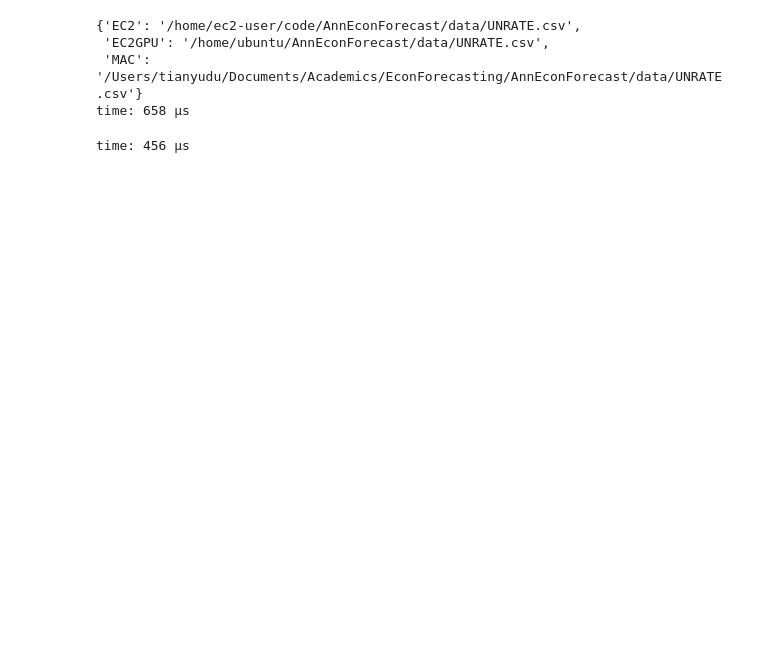
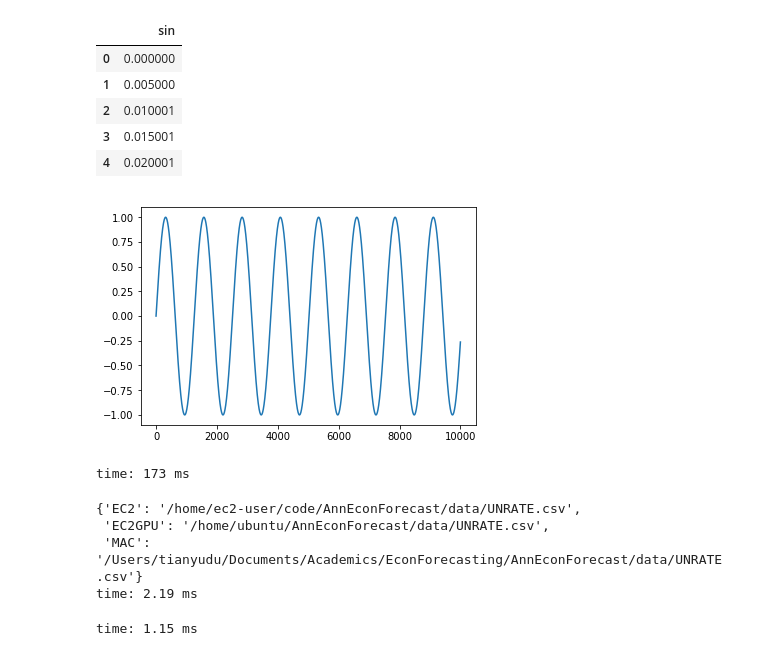
Before and after one commit to TianyuDu/AnnEconForecast, a Jupyter notebook: notebooks/baseline_rnn_exec.ipynb, the cells around one changed output. Cells and saved outputs as stored; diff of their text form; code cells hidden in the pictures; blank space fills up the shorter version.

```diff
--- a/notebooks/baseline_rnn_exec.ipynb
+++ b/notebooks/baseline_rnn_exec.ipynb
@@ -25,20 +25,35 @@ time: 696 µs
+# %%
+z = np.sin(np.linspace(0, 50, 10000))
+z = pd.DataFrame(z)
+plt.plot(z)
+z.columns = ["sin"]
+z.head()
+# %% [output]
+|  | sin |
+| 0 | 0.000000 |
+| 1 | 0.005000 |
+| 2 | 0.010001 |
+| 3 | 0.015001 |
+| 4 | 0.020001 |
+[figure, added]
+time: 173 ms
 # %%
 # Select a source of file.
 pprint(UNRATE_DIR)
 # file_dir_selected = input("Select Directory ")
-file_dir_selected = "EC2"
+file_dir_selected = "EC2GPU"
 # %% [output]
 {'EC2': '/home/ec2-user/code/AnnEconForecast/data/UNRATE.csv',
  'EC2GPU': '/home/ubuntu/AnnEconForecast/data/UNRATE.csv',
  'MAC': '/Users/tianyudu/Documents/Academics/EconForecasting/AnnEconForecast/data/UNRATE.csv'}
-time: 658 µs
+time: 2.19 ms
 # %%
 # Pre-processing Parameters
 PERIODS = 1
 ORDER = 1
-LAGS = 48
+LAGS = 36
 # %% [output]
-time: 456 µs
+time: 1.15 ms
 # %%
 df = load_dataset(UNRATE_DIR[file_dir_selected])
 prepared_df = differencing(df, periods=PERIODS, order=ORDER)
```
Also changed, not shown: parts of 18 cells of this notebook, 1 other file.
